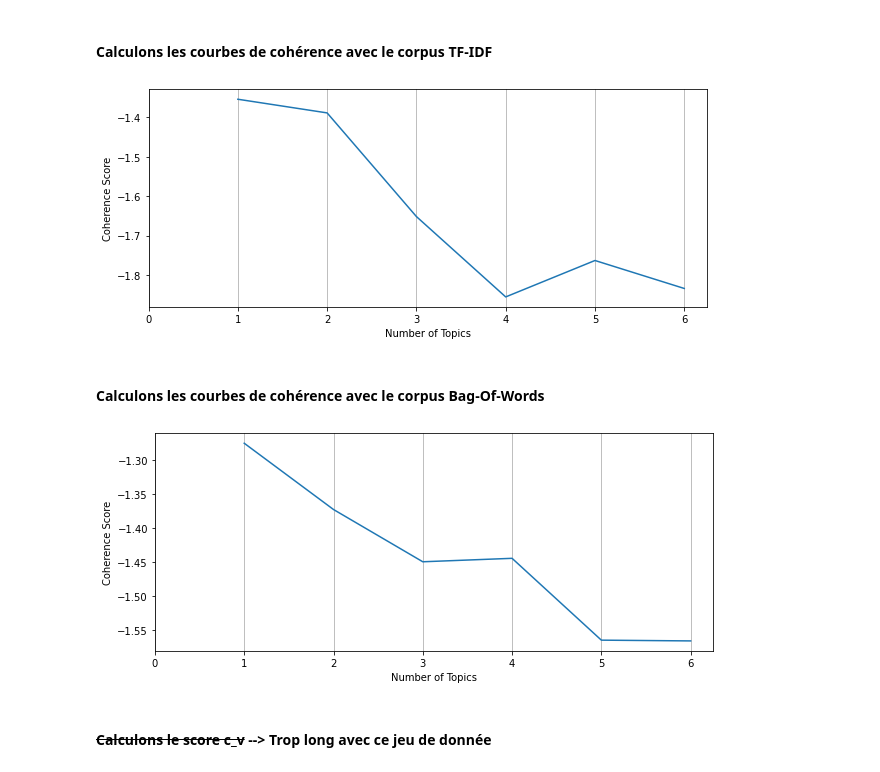
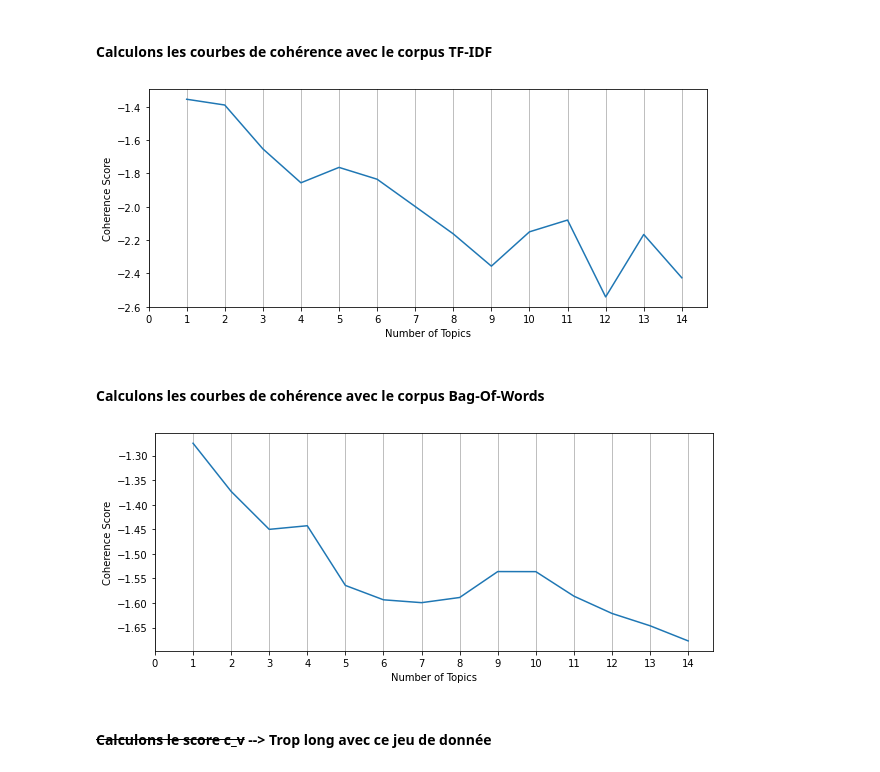
Before and after one commit to Valkea/OC_AI_06, a Jupyter notebook: 01_EDA.ipynb, the cells around one changed output. Saved outputs shown, nothing was run; the diff lists cells and outputs as text; code cells hidden in the pictures.

```diff
--- a/01_EDA.ipynb
+++ b/01_EDA.ipynb
@@ -817,7 +816,7 @@ C'est une méthode non-supervisée générative vraiment efficace qui se base su
 # %%
 from gensim.models import LdaMulticore, CoherenceModel
 # %%
-lda_model = LdaMulticore(corpus=corpus, id2word=dictionary, iterations=50, num_topics=10, passes=10, random_state=random_seed)
+lda_model = LdaMulticore(corpus=corpus_bow, id2word=dictionary, iterations=50, num_topics=10, passes=10, random_state=random_seed)
 # %%
 # import pyLDAvis
 # import pyLDAvis.sklearn
@@ -851,7 +852,7 @@ Il existe plusieurs modèles pour calculer un score de coéherence *(C_v, C_p, C
 #### Calculons les courbes de cohérence avec le corpus TF-IDF
 # %%
 score = []
-max_topics = 7
+max_topics = 15
 for i in tqdm(range(1,max_topics,1)):
     lda_model = LdaMulticore(corpus=corpus_tfidf, id2word=dictionary, iterations=10, num_topics=i, passes=10, random_state=random_seed)
     cm = CoherenceModel(model=lda_model, corpus=corpus_tfidf, dictionary=dictionary, coherence='u_mass')
@@ -865,26 +866,26 @@ plt.ylabel('Coherence Score')
 plt.xticks(range(0,max_topics))
 plt.show()
 # %% [output]
-[figure, old version]
+[figure, new version]
 # %% [markdown]
 #### Calculons les courbes de cohérence avec le corpus Bag-Of-Words
 # %%
 score = []
-max_topics = 7
+max_topics = 15
 for i in tqdm(range(1,max_topics,1)):
     lda_model = LdaMulticore(corpus=corpus_bow, id2word=dictionary, iterations=10, num_topics=i, passes=10, random_state=random_seed)
     cm = CoherenceModel(model=lda_model, corpus=corpus_bow, dictionary=dictionary, coherence='u_mass')
     score.append(cm.get_coherence())
 
 plt.figure(figsize=(10, 4))
 plt.plot(range(1,max_topics), score)
 plt.gca().xaxis.grid(True)
 plt.xlabel('Number of Topics')
 plt.ylabel('Coherence Score')
 plt.xticks(range(0,max_topics))
 plt.show()
 # %% [output]
-[figure, old version]
+[figure, new version]
 # %% [markdown]
 #### ~~Calculons le score c_v~~ --> Trop long avec ce jeu de donnée
 # %% [raw]
```
Also changed, not shown: parts of 16 cells of this notebook.
